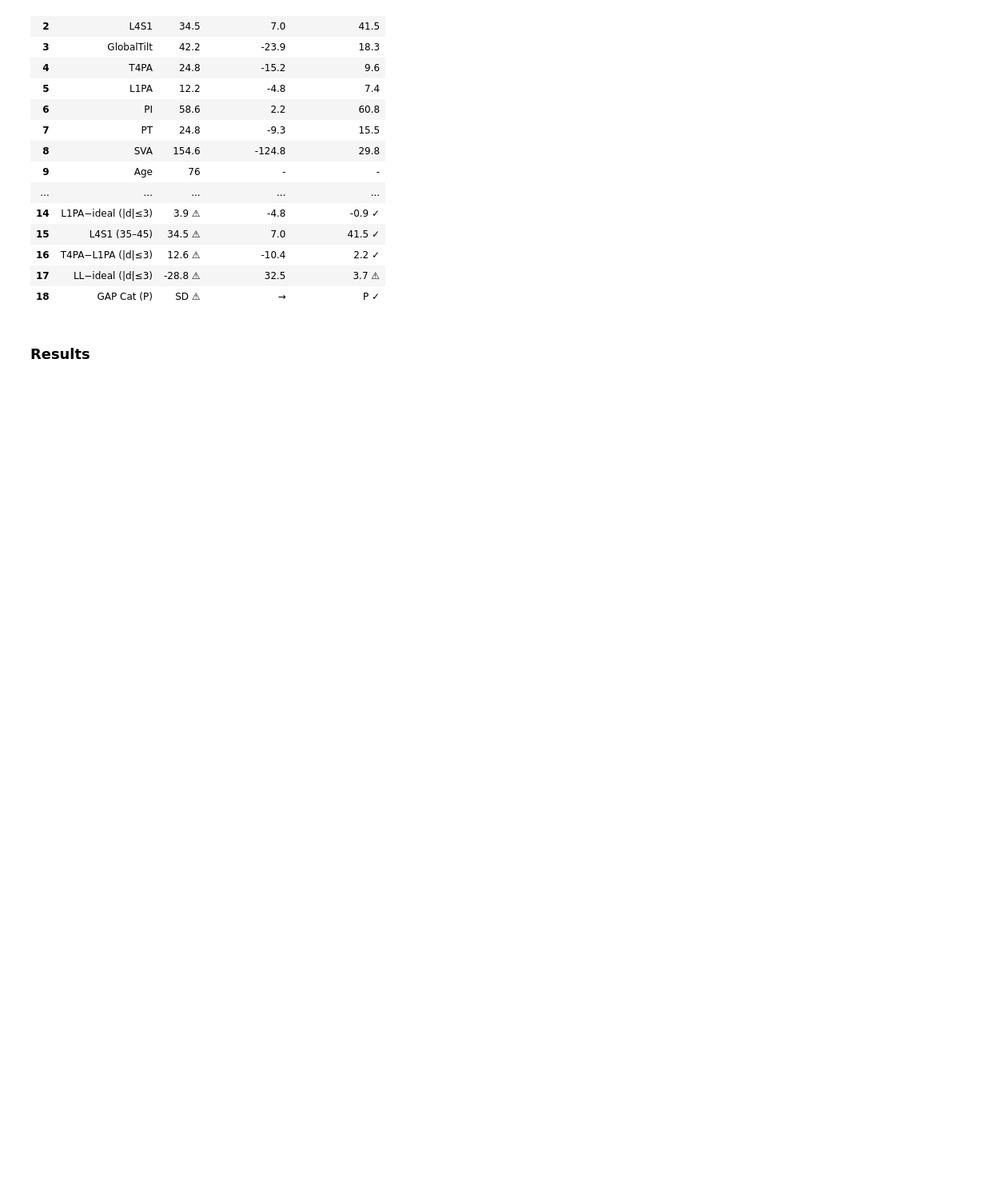
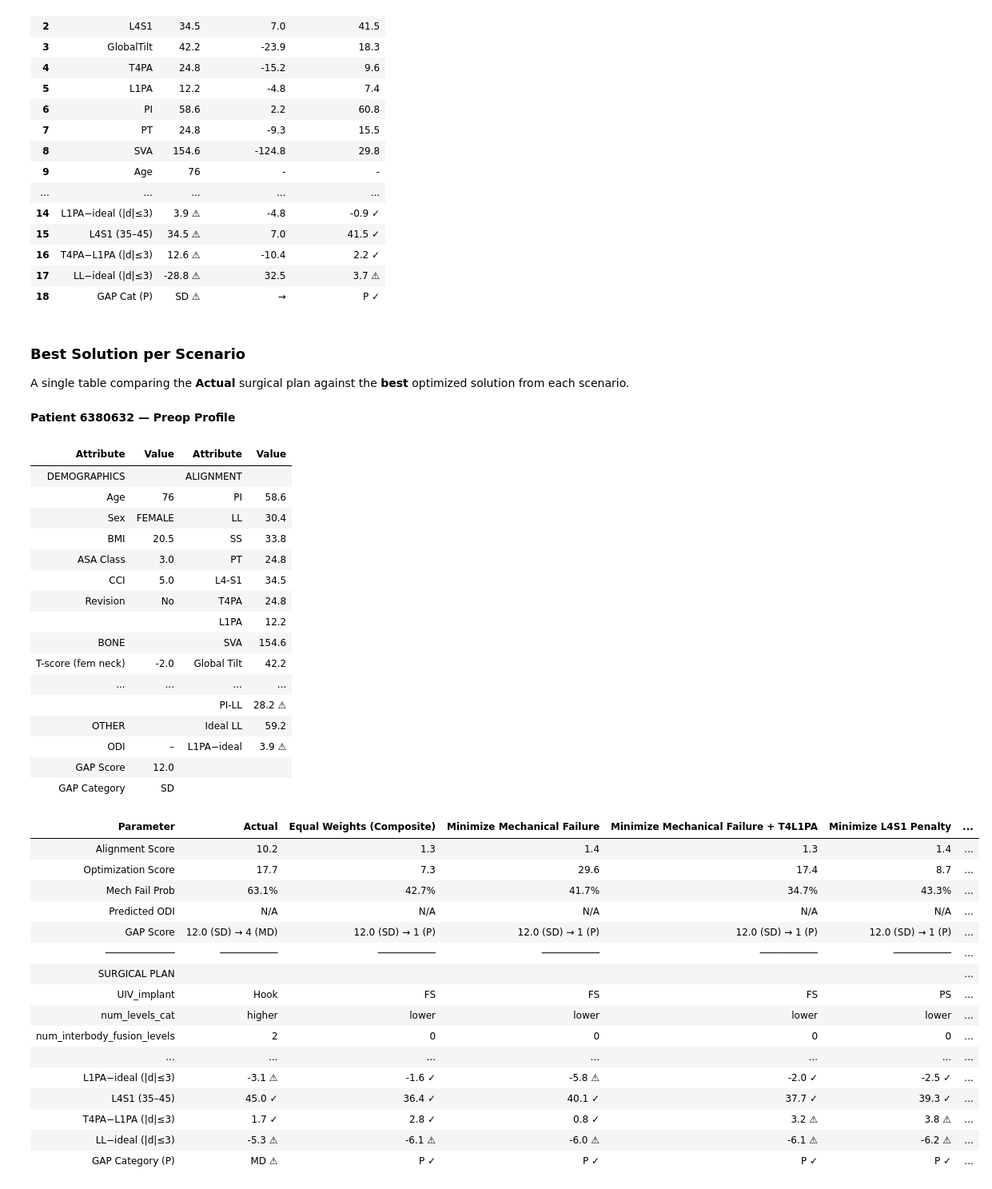
Before and after one commit to 124578-UW/Data-Science-Capstone, a Jupyter notebook: notebooks/03_optimization.ipynb, the cells around one changed output. Shown at 80% size. Drawn from its saved outputs; the diff is of its cells as text; code cells hidden in the pictures; blank space fills up the shorter version.

```diff
--- a/notebooks/03_optimization.ipynb
+++ b/notebooks/03_optimization.ipynb
@@ -302,5 +301,3 @@ ALIGNMENT PARAMETERS: PREOP → POSTOP (ACTUAL)
 | 16 | T4PA−L1PA (|d|≤3) | 12.6 ⚠ | -10.4 | 2.2 ✓ |
 | 17 | LL−ideal (|d|≤3) | -28.8 ⚠ | 32.5 | 3.7 ⚠ |
 | 18 | GAP Cat (P) | SD ⚠ | → | P ✓ |
-# %% [markdown]
-### Results
@@ -320,0 +304,61 @@ ALIGNMENT PARAMETERS: PREOP → POSTOP (ACTUAL)
+# %% [markdown]
+### Best Solution per Scenario
+
+A single table comparing the **Actual** surgical plan against the **best** optimized solution from each scenario.
+# %%
+# Build x vector for the actual surgical plan (from holdout data)
+holdout_row = holdout_df[holdout_df["id"] == PATIENT_ID].iloc[0]
+actual_x = []
+for var_spec in config.DECISION_VAR_SPECS:
+    col = var_spec["col_name"]
+    val = holdout_row[col]
+    if var_spec.get("categorical", False):
+        actual_x.append(var_spec["choices"].index(val))
+    else:
+        actual_x.append(int(val))
+actual_x = np.array(actual_x)
+
+disp.display_patient_preop(patient_fixed, patient_id=PATIENT_ID)
+
+# Evaluate actual plan with equal weights for a neutral baseline
+actual_eval = ou.evaluate_solution(
+    actual_x, patient_fixed, delta_bundles, mech_fail_bundle,
+    weights=runs.PRESETS["equal"]["weights"], odi_bundle=ODI_bundle
+)
+disp.display_best_per_scenario(all_results, patient_fixed, actual_eval, SCENARIOS)
+# %% [output]
+**Patient 6380632 — Preop Profile**
+| Attribute | Value | Attribute | Value |
+| DEMOGRAPHICS |  | ALIGNMENT |  |
+| Age | 76 | PI | 58.6 |
+| Sex | FEMALE | LL | 30.4 |
+| BMI | 20.5 | SS | 33.8 |
+| ASA Class | 3.0 | PT | 24.8 |
+| CCI | 5.0 | L4-S1 | 34.5 |
+| Revision | No | T4PA | 24.8 |
+|  |  | L1PA | 12.2 |
+| BONE |  | SVA | 154.6 |
+| T-score (fem neck) | -2.0 | Global Tilt | 42.2 |
+| ... | ... | ... | ... |
+|  |  | PI-LL | 28.2 ⚠ |
+| OTHER |  | Ideal LL | 59.2 |
+| ODI | – | L1PA−ideal | 3.9 ⚠ |
+| GAP Score | 12.0 |  |  |
+| GAP Category | SD |  |  |
+| Parameter | Actual | Equal Weights (Composite) | Minimize Mechanical Failure | Minimize Mechanical Failure + T4L1PA | Minimize L4S1 Penalty | ... |
+| Alignment Score | 10.2 | 1.3 | 1.4 | 1.3 | 1.4 | ... |
+| Optimization Score | 17.7 | 7.3 | 29.6 | 17.4 | 8.7 | ... |
+| Mech Fail Prob | 63.1% | 42.7% | 41.7% | 34.7% | 43.3% | ... |
+| Predicted ODI | N/A | N/A | N/A | N/A | N/A | ... |
+| GAP Score | 12.0 (SD) → 4 (MD) | 12.0 (SD) → 1 (P) | 12.0 (SD) → 1 (P) | 12.0 (SD) → 1 (P) | 12.0 (SD) → 1 (P) | ... |
+| ──────────── | ────────── | ────────── | ────────── | ────────── | ────────── | ... |
+| SURGICAL PLAN |  |  |  |  |  | ... |
+| UIV_implant | Hook | FS | FS | FS | PS | ... |
+| num_levels_cat | higher | lower | lower | lower | lower | ... |
+| num_interbody_fusion_levels | 2 | 0 | 0 | 0 | 0 | ... |
+| ... | ... | ... | ... | ... | ... | ... |
+| L1PA−ideal (|d|≤3) | -3.1 ⚠ | -1.6 ✓ | -5.8 ⚠ | -2.0 ✓ | -2.5 ✓ | ... |
+| L4S1 (35–45) | 45.0 ✓ | 36.4 ✓ | 40.1 ✓ | 37.7 ✓ | 39.3 ✓ | ... |
+| T4PA−L1PA (|d|≤3) | 1.7 ✓ | 2.8 ✓ | 0.8 ✓ | 3.2 ⚠ | 3.8 ⚠ | ... |
+| LL−ideal (|d|≤3) | -5.3 ⚠ | -6.1 ⚠ | -6.0 ⚠ | -6.1 ⚠ | -6.2 ⚠ | ... |
+| GAP Category (P) | MD ⚠ | P ✓ | P ✓ | P ✓ | P ✓ | ... |
```
Also changed, not shown: parts of 30 cells of this notebook, 4 other files.
